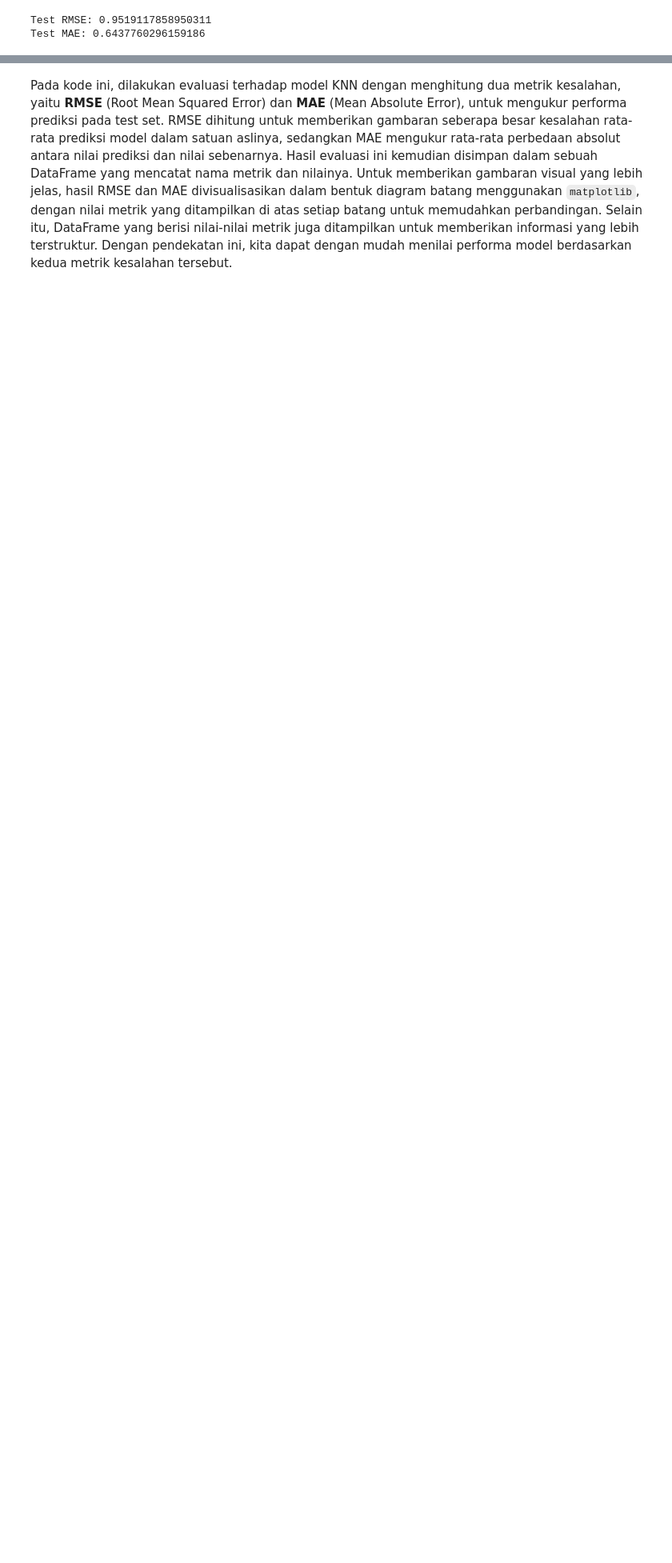
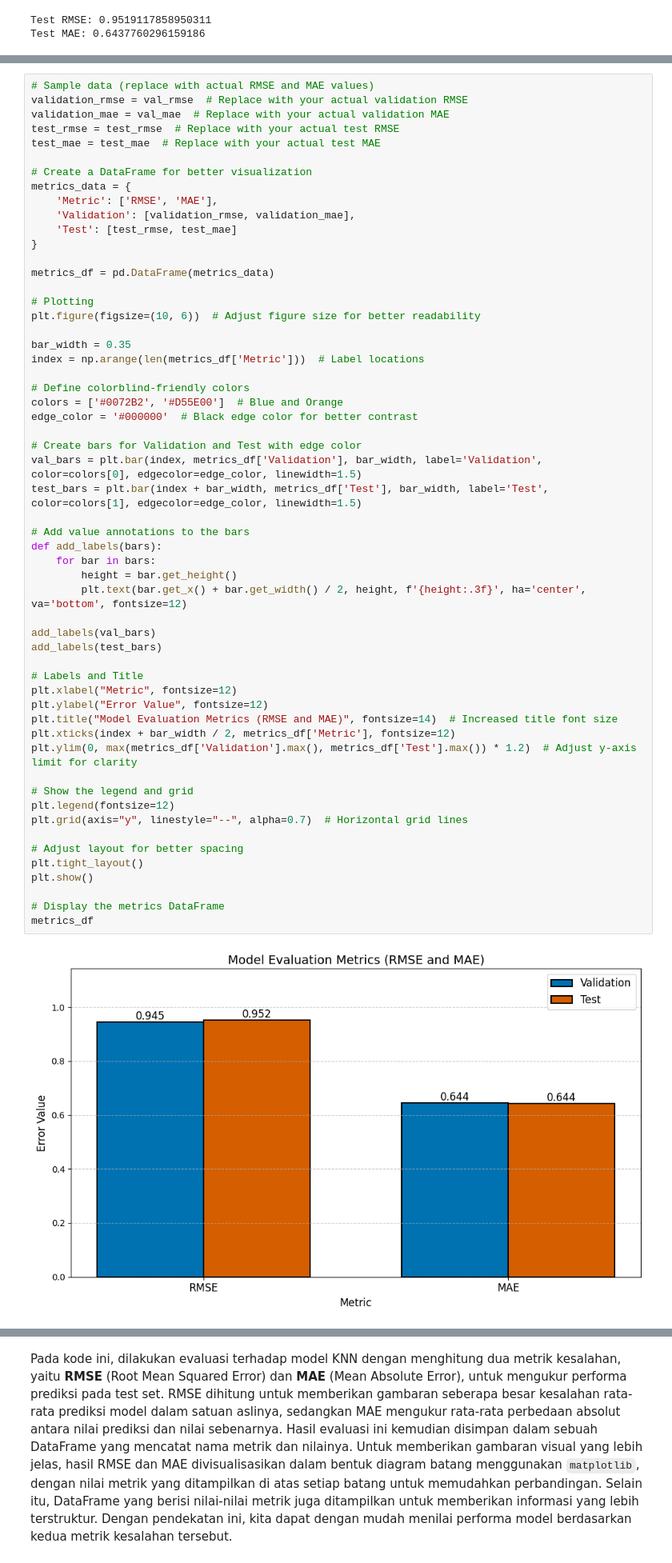
Before and after one commit to bintangmargarethasitumorang/Recommendation-System-Project-Group-06, a Jupyter notebook: CBF_Using_KNN_Toba-Tourism_Group 6.ipynb, the cells around one changed output, grey strips where cells are left out. Shown: that part at 80% size. Saved outputs shown, nothing was run; the diff lists cells and outputs as text; blank space fills up the shorter version.

```diff
--- a/CBF_Using_KNN_Toba-Tourism_Group 6.ipynb
+++ b/CBF_Using_KNN_Toba-Tourism_Group 6.ipynb
@@ -539,0 +499,58 @@ Model Evaluation Metrics (RMSE and MAE):
+# %%
+# Sample data (replace with actual RMSE and MAE values)
+validation_rmse = val_rmse  # Replace with your actual validation RMSE
+validation_mae = val_mae  # Replace with your actual validation MAE
+test_rmse = test_rmse  # Replace with your actual test RMSE
+test_mae = test_mae  # Replace with your actual test MAE
+
+# Create a DataFrame for better visualization
+metrics_data = {
+    'Metric': ['RMSE', 'MAE'],
+    'Validation': [validation_rmse, validation_mae],
+    'Test': [test_rmse, test_mae]
+}
+
+metrics_df = pd.DataFrame(metrics_data)
+
+# Plotting
+plt.figure(figsize=(10, 6))  # Adjust figure size for better readability
+
+bar_width = 0.35
+index = np.arange(len(metrics_df['Metric']))  # Label locations
+
+# Define colorblind-friendly colors
+colors = ['#0072B2', '#D55E00']  # Blue and Orange
+edge_color = '#000000'  # Black edge color for better contrast
+
+# Create bars for Validation and Test with edge color
+val_bars = plt.bar(index, metrics_df['Validation'], bar_width, label='Validation', color=colors[0], edgecolor=edge_color, linewidth=1.5)
+test_bars = plt.bar(index + bar_width, metrics_df['Test'], bar_width, label='Test', color=colors[1], edgecolor=edge_color, linewidth=1.5)
+
+# Add value annotations to the bars
+def add_labels(bars):
+    for bar in bars:
+        height = bar.get_height()
+        plt.text(bar.get_x() + bar.get_width() / 2, height, f'{height:.3f}', ha='center', va='bottom', fontsize=12)
+
+add_labels(val_bars)
+add_labels(test_bars)
+
+# Labels and Title
+plt.xlabel("Metric", fontsize=12)
+plt.ylabel("Error Value", fontsize=12)
+plt.title("Model Evaluation Metrics (RMSE and MAE)", fontsize=14)  # Increased title font size
+plt.xticks(index + bar_width / 2, metrics_df['Metric'], fontsize=12)
+plt.ylim(0, max(metrics_df['Validation'].max(), metrics_df['Test'].max()) * 1.2)  # Adjust y-axis limit for clarity
+
+# Show the legend and grid
+plt.legend(fontsize=12)
+plt.grid(axis="y", linestyle="--", alpha=0.7)  # Horizontal grid lines
+
+# Adjust layout for better spacing
+plt.tight_layout()
+plt.show()
+
+# Display the metrics DataFrame
+metrics_df
+# %% [output]
+[figure, added]
```
Also changed, not shown: parts of 3 cells of this notebook.
